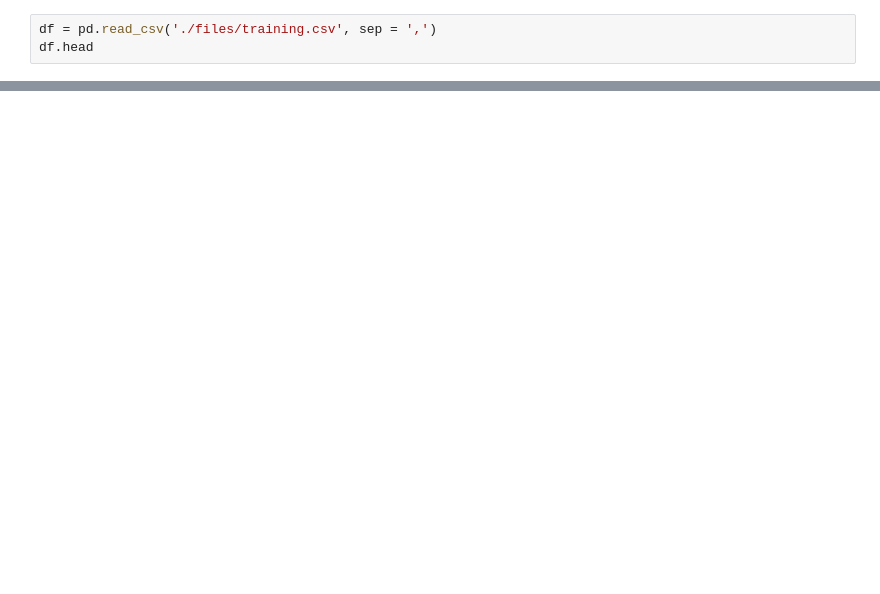
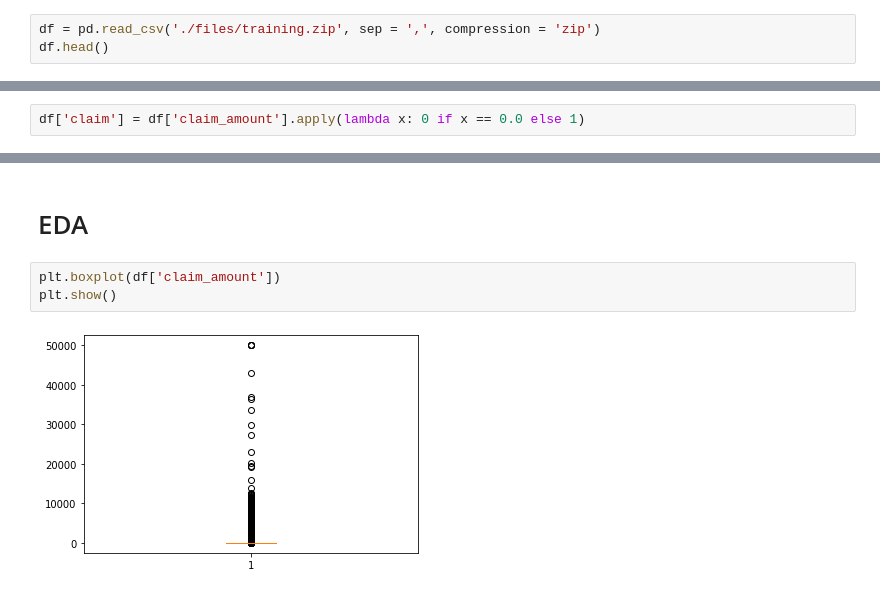
Before and after one commit to mariaferrol1988/experiments, a Jupyter notebook: projects/insurance/insurance.ipynb, the cells around one changed output, grey strips where cells are left out. Saved outputs shown, nothing was run; the diff lists cells and outputs as text; blank space fills up the shorter version.

```diff
--- a/projects/insurance/insurance.ipynb
+++ b/projects/insurance/insurance.ipynb
@@ -6,4 +13,4 @@ pd.set_option('display.max_columns', None)
 # %%
-df = pd.read_csv('./files/training.csv', sep = ',')
-df.head
+df = pd.read_csv('./files/training.zip', sep = ',', compression = 'zip')
+df.head()
 # %% [output]
@@ -10,0 +38,2 @@ KeyboardInterrupt:
+# %%
+df['claim'] = df['claim_amount'].apply(lambda x: 0 if x == 0.0 else 1)
@@ -10,0 +60,7 @@ KeyboardInterrupt:
+# %% [markdown]
+# EDA
+# %%
+plt.boxplot(df['claim_amount'])
+plt.show()
+# %% [output]
+[figure, added]
```
Also changed, not shown: parts of 9 cells of this notebook.
